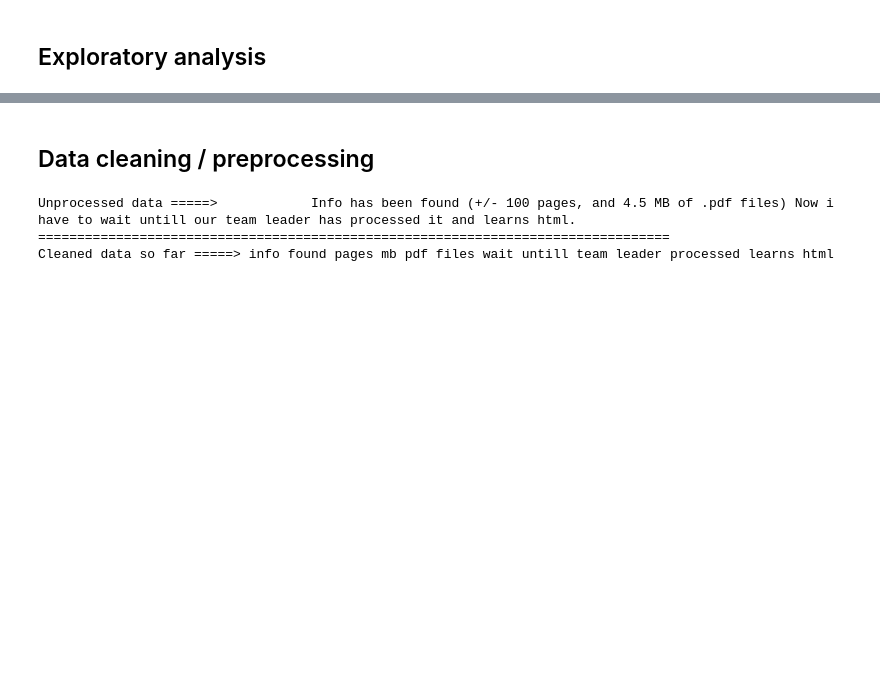
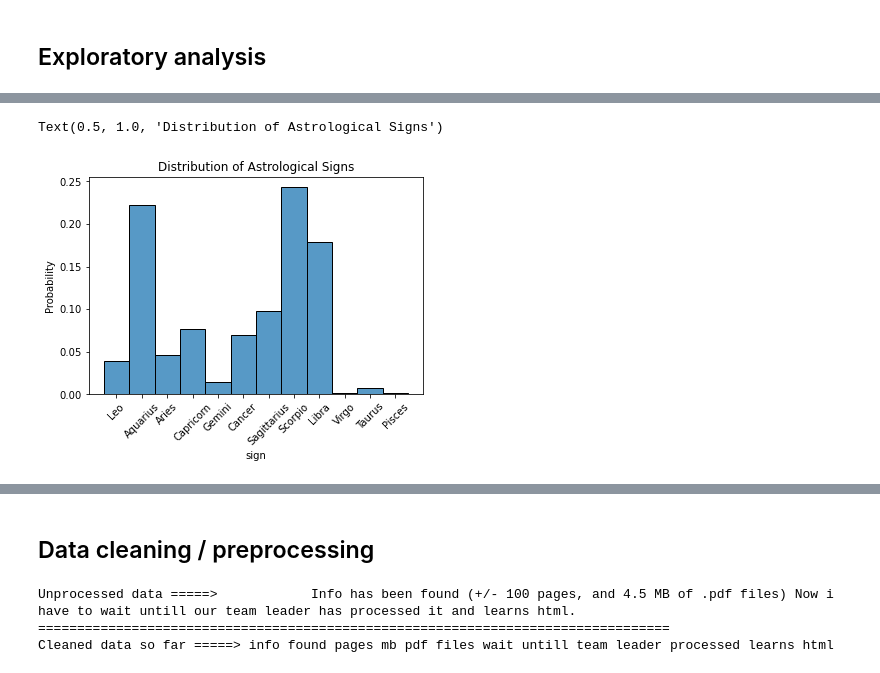
Before and after one commit to lennertjansen/msc-ai-thesis, a Jupyter notebook: data_preprocessing/exploratory_analysis.ipynb, the cells around one changed output, grey strips where cells are left out. Saved outputs shown, nothing was run; the diff lists cells and outputs as text; code cells hidden in the pictures; blank space fills up the shorter version.

```diff
--- a/data_preprocessing/exploratory_analysis.ipynb
+++ b/data_preprocessing/exploratory_analysis.ipynb
@@ -112,0 +125,7 @@ Text(0.5, 1.0, 'Age distribution, conditioned on gender')
+# %%
+sns.histplot(data, x = 'sign', stat = 'probability')
+plt.xticks(rotation=45)
+plt.title("Distribution of Astrological Signs")
+# %% [output]
+Text(0.5, 1.0, 'Distribution of Astrological Signs')
+[figure, added]
```
Also changed, not shown: parts of 31 cells of this notebook.
